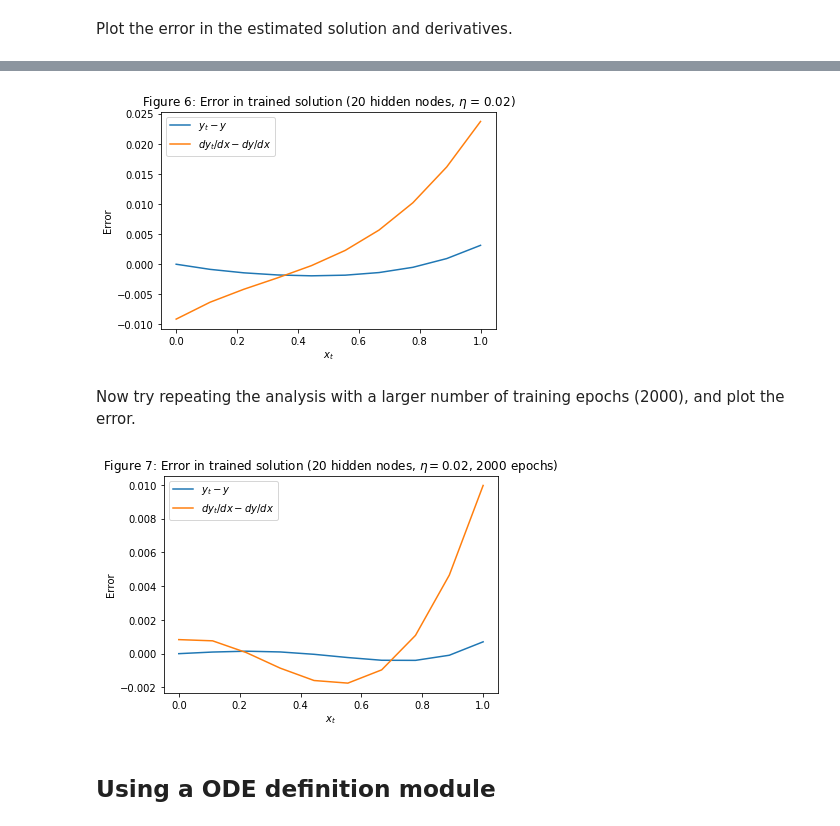
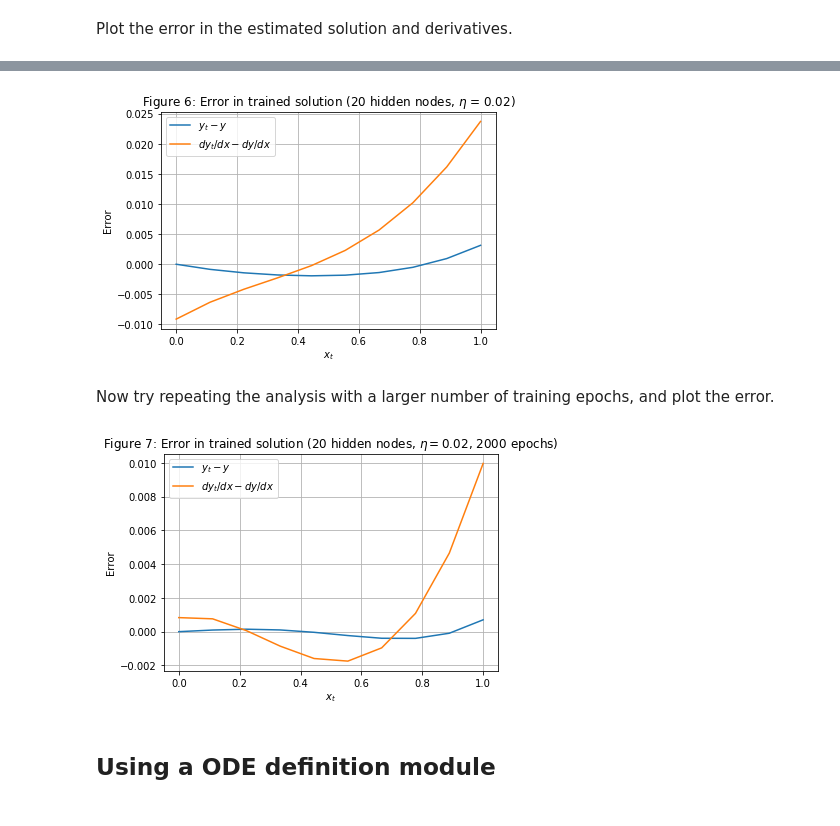
Before and after one commit to elwinter/nnode, a Jupyter notebook: ipynb/nnode1.ipynb, the cells around one changed output, grey strips where cells are left out. Saved outputs shown, nothing was run; the diff lists cells and outputs as text; code cells hidden in the pictures.

```diff
--- a/ipynb/nnode1.ipynb
+++ b/ipynb/nnode1.ipynb
@@ -452,16 +457,17 @@ dyt_dx = np.vectorize(net.run_derivative)(xt)
 # %%
 y = np.vectorize(ya)(xt)
 dy_dx = np.vectorize(dya_dx)(xt)
 plt.plot(xt, yt - y, label = '$y_t-y$')
 plt.plot(xt, dyt_dx - dy_dx, label = '$dy_t/dx-dy/dx$')
 plt.xlabel('$x_t$')
 plt.ylabel('Error')
+plt.grid()
 plt.legend()
 plt.title("Figure 6: Error in trained solution (20 hidden nodes, $\eta$ = 0.02)");
 # %% [output]
-[figure, old version]
+[figure, new version]
 # %% [markdown]
-Now try repeating the analysis with a larger number of training epochs (2000), and plot the error.
+Now try repeating the analysis with a larger number of training epochs, and plot the error.
 # %%
 np.random.seed(0)
 net.train(xt, nhid = 20, eta = 0.02, maxepochs = 2000)
@@ -474,10 +480,11 @@ plt.plot(xt, yt - y, label = '$y_t-y$')
 plt.plot(xt, dyt_dx - dy_dx, label = '$dy_t/dx-dy/dx$')
 plt.xlabel('$x_t$')
 plt.ylabel('Error')
+plt.grid()
 plt.legend()
 plt.title("Figure 7: Error in trained solution (20 hidden nodes, $\eta=0.02$, 2000 epochs)");
 # %% [output]
-[figure, old version]
+[figure, new version]
 # %% [markdown]
 ## Using a ODE definition module
 # %% [markdown]
```
Also changed, not shown: parts of 55 cells of this notebook, 10 other files.
